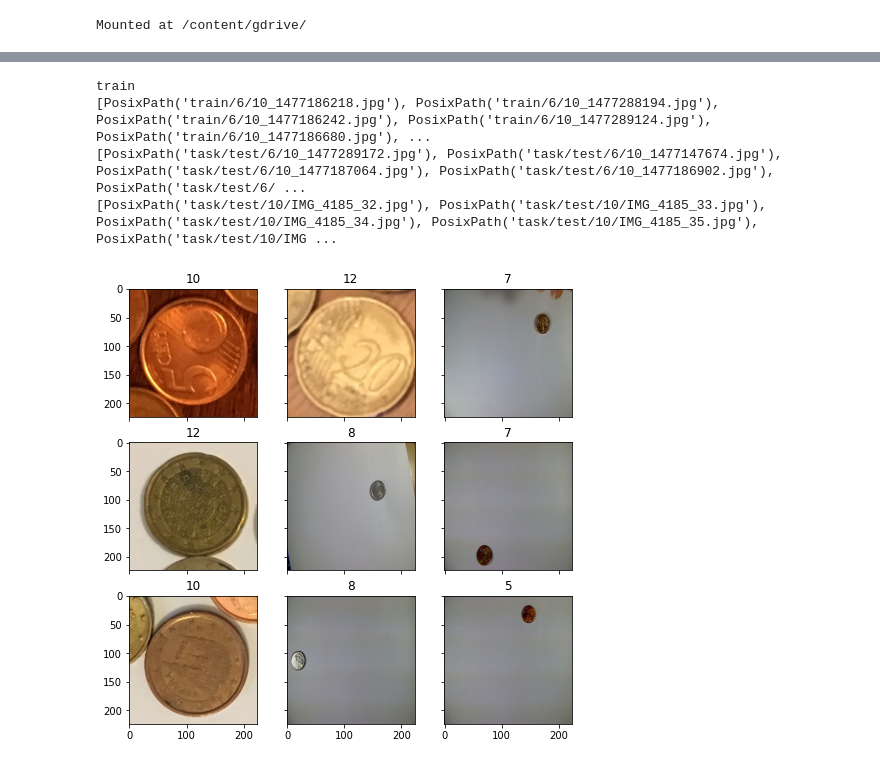
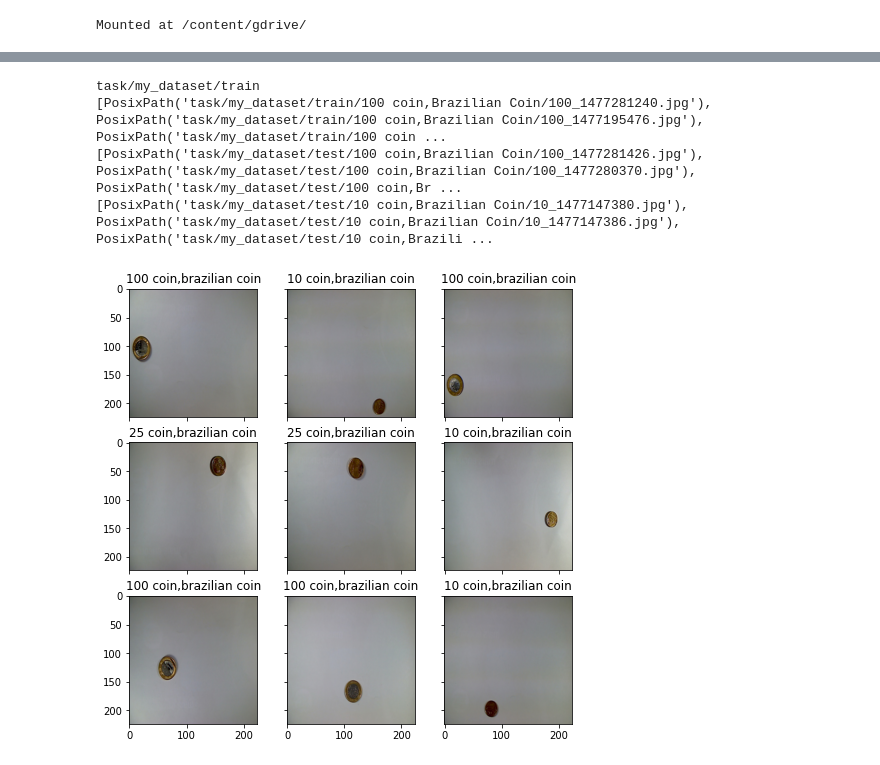
Before and after one commit to KostenokLisa/Coin_project, a Jupyter notebook: classification.ipynb, the cells around one changed output, grey strips where cells are left out. Saved outputs shown, nothing was run; the diff lists cells and outputs as text; code cells hidden in the pictures.

```diff
--- a/classification.ipynb
+++ b/classification.ipynb
@@ -95,10 +100,6 @@ RESCALE_SIZE = 224
 DEVICE = torch.device("cuda")
 # %%
 class CoinsDataset(Dataset):
-    """
-    Датасет с картинками, который паралельно подгружает их из папок
-    производит скалирование и превращение в торчевые тензоры
-    """
     def __init__(self, files, mode):
         super().__init__()
         # список файлов для загрузки
@@ -130,9 +131,9 @@ class CoinsDataset(Dataset):
         return image
 
     def __getitem__(self, index):
-        # для преобразования изображений в тензоры PyTorch и нормализации входа
         transform = transforms.Compose([
             transforms.ToTensor(),
+            transforms.RandomVerticalFlip(),
             transforms.Normalize([0.485, 0.456, 0.406], [0.229, 0.224, 0.225])
         ])
         x = self.load_sample(self.files[index])
@@ -152,7 +153,6 @@ class CoinsDataset(Dataset):
         return np.array(image)
 # %%
 def imshow(inp, title=None, plt_ax=plt, default=False):
-    """Imshow для тензоров"""
     inp = inp.numpy().transpose((1, 2, 0))
     mean = np.array([0.485, 0.456, 0.406])
     std = np.array([0.229, 0.224, 0.225])
@@ -163,10 +163,9 @@ def imshow(inp, title=None, plt_ax=plt, default=False):
         plt_ax.set_title(title)
     plt_ax.grid(False)
 # %%
-TRAIN_DIR = Path('train')
-#тут сменить путь на такой же как для теста
+TRAIN_DIR = Path('task/my_dataset/train')
 print(TRAIN_DIR)
-TEST_DIR = Path('task/test')
+TEST_DIR = Path('task/my_dataset/test')
 
 train_val_files = list(TRAIN_DIR.rglob('*.jpg'))
 print(train_val_files)
@@ -174,10 +173,10 @@ print(list(TEST_DIR.rglob('*.jpg')))
 test_files = sorted(list(TEST_DIR.rglob('*.jpg')))
 print(test_files)
 # %% [output]
-train
-[PosixPath('train/6/10_1477186218.jpg'), PosixPath('train/6/10_1477288194.jpg'), PosixPath('train/6/10_1477186242.jpg'), PosixPath('train/6/10_1477289124.jpg'), PosixPath('train/6/10_1477186680.jpg'), ...
-[PosixPath('task/test/6/10_1477289172.jpg'), PosixPath('task/test/6/10_1477147674.jpg'), PosixPath('task/test/6/10_1477187064.jpg'), PosixPath('task/test/6/10_1477186902.jpg'), PosixPath('task/test/6/ ...
-[PosixPath('task/test/10/IMG_4185_32.jpg'), PosixPath('task/test/10/IMG_4185_33.jpg'), PosixPath('task/test/10/IMG_4185_34.jpg'), PosixPath('task/test/10/IMG_4185_35.jpg'), PosixPath('task/test/10/IMG ...
+task/my_dataset/train
+[PosixPath('task/my_dataset/train/100 coin,Brazilian Coin/100_1477281240.jpg'), PosixPath('task/my_dataset/train/100 coin,Brazilian Coin/100_1477195476.jpg'), PosixPath('task/my_dataset/train/100 coin ...
+[PosixPath('task/my_dataset/test/100 coin,Brazilian Coin/100_1477281426.jpg'), PosixPath('task/my_dataset/test/100 coin,Brazilian Coin/100_1477280370.jpg'), PosixPath('task/my_dataset/test/100 coin,Br ...
+[PosixPath('task/my_dataset/test/10 coin,Brazilian Coin/10_1477147380.jpg'), PosixPath('task/my_dataset/test/10 coin,Brazilian Coin/10_1477147386.jpg'), PosixPath('task/my_dataset/test/10 coin,Brazili ...
 # %%
 from sklearn.model_selection import train_test_split
 
@@ -189,16 +188,15 @@ val_dataset = CoinsDataset(val_files, mode='val')
 # %%
 fig, ax = plt.subplots(nrows=3, ncols=3,figsize=(8, 8), \
                         sharey=True, sharex=True)
 for fig_x in ax.flatten():
-    random_characters = int(np.random.uniform(0,1000))
+    random_characters = int(np.random.uniform(0,300))
     im_val, label = val_dataset[random_characters]
     img_label = " ".join(map(lambda x: x.capitalize(),\
                 val_dataset.label_encoder.inverse_transform([label])[0].split('_')))
     imshow(im_val.data.cpu(),
           title=img_label,plt_ax=fig_x)
-#тут правильно классифицирует, т.к. цифры переводятся в виды монет
 # %% [output]
-[figure, old version]
+[figure, new version]
 # %%
 import torchvision.models as models
 # %%
```
Also changed, not shown: parts of 19 cells of this notebook.
